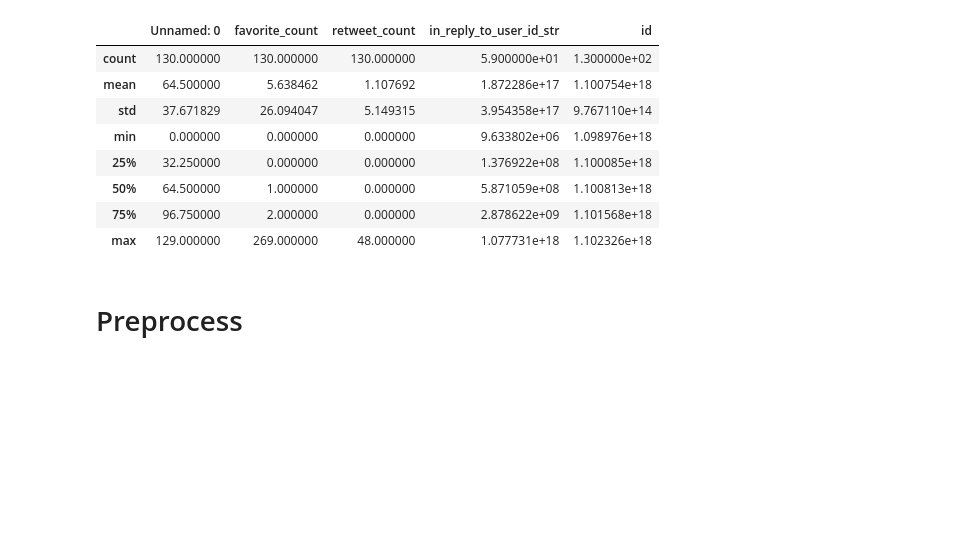
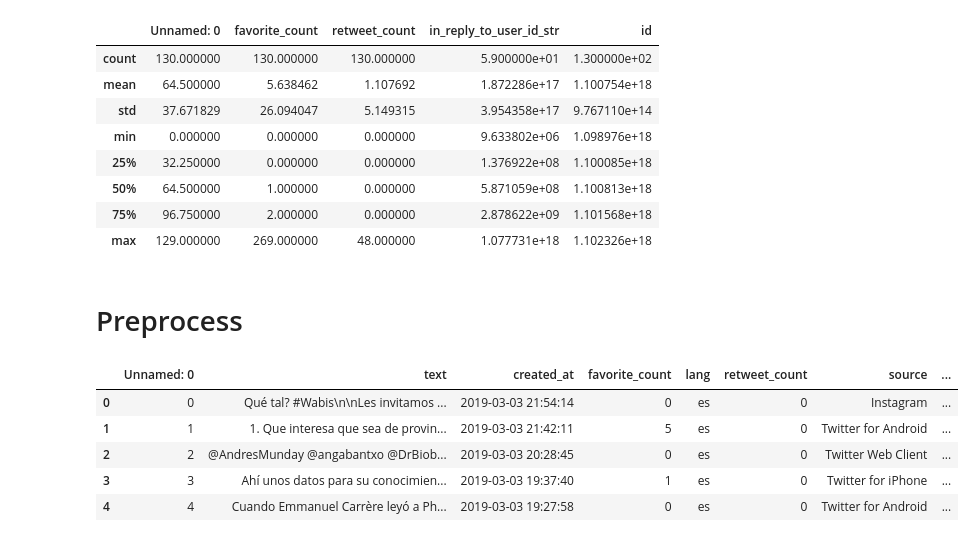
Before and after one commit to jchudb93/dc-twitter-sa, a Jupyter notebook: notebooks/03-sentiment-analysis.ipynb, the cells around one changed output. Saved outputs shown, nothing was run; the diff lists cells and outputs as text; code cells hidden in the pictures; blank space fills up the shorter version.

```diff
--- a/notebooks/03-sentiment-analysis.ipynb
+++ b/notebooks/03-sentiment-analysis.ipynb
@@ -37 +37,10 @@ from src.data import preprocess
 from gensim.utils import deaccent
+# %%
+tweets.head()
+# %% [output]
+|  | Unnamed: 0 | text | created_at | favorite_count | lang | retweet_count | source | ... |
+| 0 | 0 | Qué tal? #Wabis\n\nLes invitamos ... | 2019-03-03 21:54:14 | 0 | es | 0 | Instagram | ... |
+| 1 | 1 | 1. Que interesa que sea de provin... | 2019-03-03 21:42:11 | 5 | es | 0 | Twitter for Android | ... |
+| 2 | 2 | @AndresMunday @angabantxo @DrBiob... | 2019-03-03 20:28:45 | 0 | es | 0 | Twitter Web Client | ... |
+| 3 | 3 | Ahí unos datos para su conocimien... | 2019-03-03 19:37:40 | 1 | es | 0 | Twitter for iPhone | ... |
+| 4 | 4 | Cuando Emmanuel Carrère leyó a Ph... | 2019-03-03 19:27:58 | 0 | es | 0 | Twitter for Android | ... |
```
Also changed, not shown: parts of 12 cells of this notebook, 3 other files.
